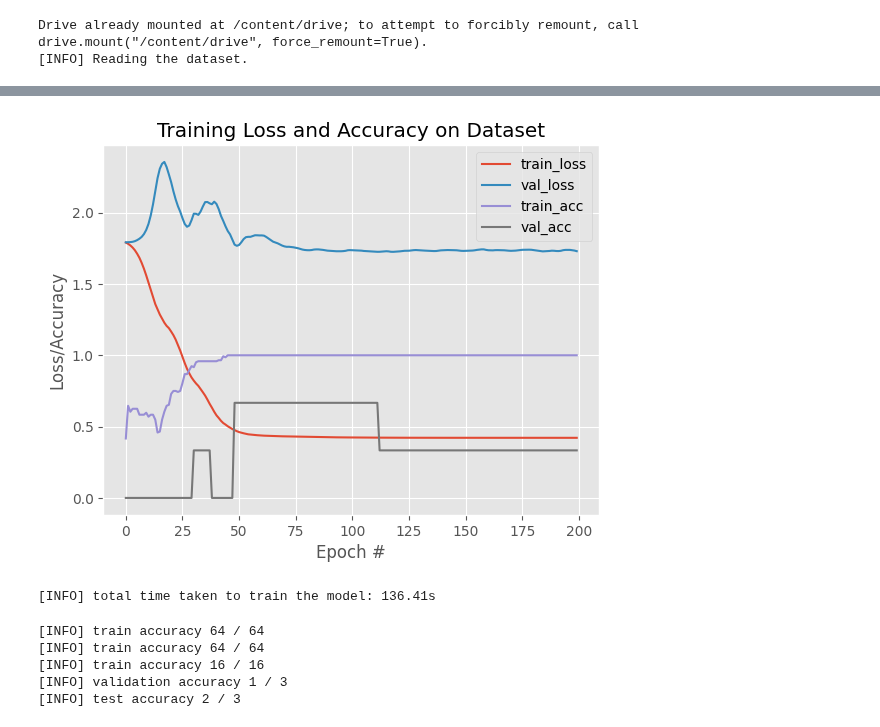
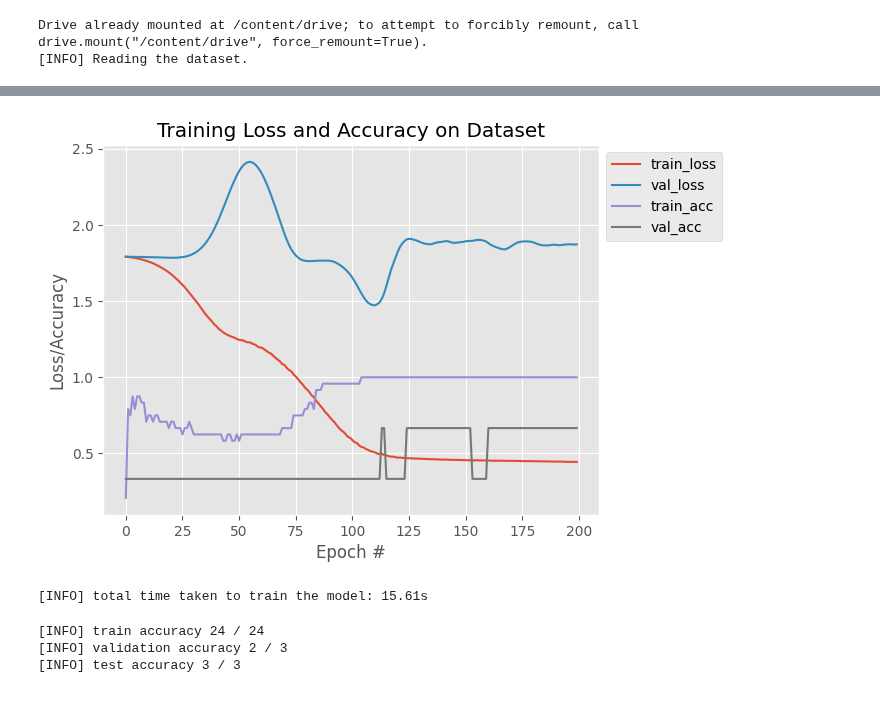
Before and after one commit to woodRock/fishy-business, a Jupyter notebook: code/identification/part/transformer/R01_S02_Part_Transformer.ipynb, the cells around one changed output, grey strips where cells are left out. Drawn from its saved outputs; the diff is of its cells as text; code cells hidden in the pictures.

```diff
--- a/code/identification/part/transformer/R01_S02_Part_Transformer.ipynb
+++ b/code/identification/part/transformer/R01_S02_Part_Transformer.ipynb
@@ -4,16 +4,18 @@
 # Hyperparameters
 learning_rate = 1E-5 #@param {type:"integer"}
 batch_size = 64 # @param {type:"integer"}
-num_epochs = 200 # @param {type:"integer"}
+num_epochs = 20 # @param {type:"integer"}
 dropout = 0.2 # @param {type: "number"}
 label_smoothing = 0.1 # @param {type: "number"}
+clip_value = 0.5 # @param {type: "number"}
 file_path = 'transformer_checkpoint.pth' # @param {type:"string"}
 
 # Regularization techniques
-is_next_spectra = True # @param {type:"boolean"}
+is_next_spectra = False # @param {type:"boolean"}
 is_masked_spectra = True # @param {type:"boolean"}
-is_data_augmentation = True # @param {type:"boolean"}
+is_data_augmentation = False # @param {type:"boolean"}
 is_early_stopping = True # @param {type:"boolean"}
+is_weight_clipping = False # @param {type:"boolean"}
 # %%
 import os
 import pandas as pd
@@ -830,9 +817,10 @@ def train_model(model, train_dataloader, val_dataloader, criterion, optimizer, n
 
         print(f'[INFO] Epoch {epoch+1}/{num_epochs}, Train Loss: {train_loss:.4f}, Train Acc: {train_accuracy:.4f}, Val Loss: {val_loss:.4f}, Val Acc: {val_accuracy:.4f}')
 
-        # Early stopping (Morgan 1989)
-        # if train_accuracy == 1 and val_accuracy == 1:
-            # break
+        if is_weight_clipping:
+            with torch.no_grad():
+                for param in model.parameters():
+                    param.clamp_(-clip_value, clip_value)
 
     # plot the training loss and accuracy
     plt.style.use("ggplot")
@@ -871,6 +859,7 @@ output_dim = 6  # Example: number of output classes
 num_layers = 3
 num_heads = 3
 hidden_dim = 128
+num_epochs = 200
 
 # Early stopping (Morgan 1989)
 if is_early_stopping:
@@ -933,5 +922,5 @@ if is_early_stopping:
-[figure, old version]
+[figure, new version]
-[INFO] total time taken to train the model: 136.41s
+[INFO] total time taken to train the model: 15.61s
 # %%
 model.eval()
 # switch off autograd
@@ -947,11 +936,9 @@ with torch.no_grad():
             test_correct = (pred.argmax(1) == y.argmax(1)).sum().item()
             print(f"[INFO] {name} accuracy {test_correct} / {len(x)}")
 # %% [output]
-[INFO] train accuracy 64 / 64
-[INFO] train accuracy 64 / 64
-[INFO] train accuracy 16 / 16
-[INFO] validation accuracy 1 / 3
-[INFO] test accuracy 2 / 3
+[INFO] train accuracy 24 / 24
+[INFO] validation accuracy 2 / 3
+[INFO] test accuracy 3 / 3
 # %%
 def plot_attention_map(attention_weights, input_tokens, output_tokens):
     # Plot attention weights as a heatmap
```
Also changed, not shown: parts of 5 cells of this notebook.
